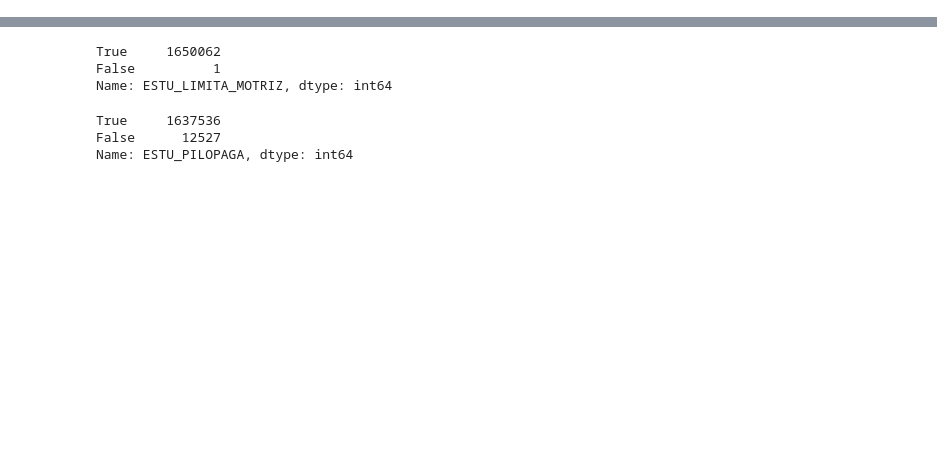
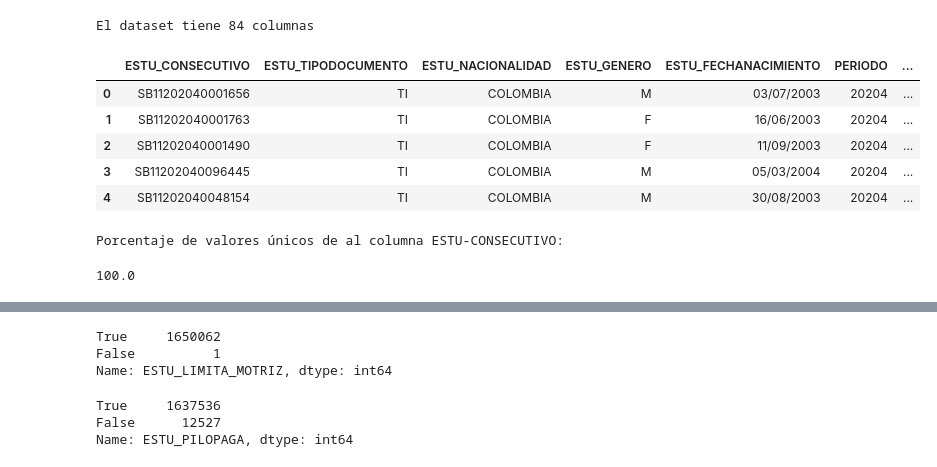
Before and after one commit to jadiazm/jadiazm-ICFES-Data-Project, a Jupyter notebook: Preprocesamiento.ipynb, the cells around one changed output, grey strips where cells are left out. Saved outputs shown, nothing was run; the diff lists cells and outputs as text; code cells hidden in the pictures; blank space fills up the shorter version.

```diff
--- a/Preprocesamiento.ipynb
+++ b/Preprocesamiento.ipynb
@@ -4,3 +4,23 @@ import pandas as pd
 import random
 # %%
 df = pd.read_csv('icfes_data.csv', sep='\t')
+# %%
+columns = df.columns
+print('El dataset tiene '+str(len(columns))+' columnas')
+# %% [output]
+El dataset tiene 84 columnas
+# %%
+df[columns[0:10]].head()
+# %% [output]
+|  | ESTU_CONSECUTIVO | ESTU_TIPODOCUMENTO | ESTU_NACIONALIDAD | ESTU_GENERO | ESTU_FECHANACIMIENTO | PERIODO | ... |
+| 0 | SB11202040001656 | TI | COLOMBIA | M | 03/07/2003 | 20204 | ... |
+| 1 | SB11202040001763 | TI | COLOMBIA | F | 16/06/2003 | 20204 | ... |
+| 2 | SB11202040001490 | TI | COLOMBIA | F | 11/09/2003 | 20204 | ... |
+| 3 | SB11202040096445 | TI | COLOMBIA | M | 05/03/2004 | 20204 | ... |
+| 4 | SB11202040048154 | TI | COLOMBIA | M | 30/08/2003 | 20204 | ... |
+# %%
+print('Porcentaje de valores únicos de al columna ESTU-CONSECUTIVO:')
+len(df['ESTU_CONSECUTIVO'].unique())/len(df)*100
+# %% [output]
+Porcentaje de valores únicos de al columna ESTU-CONSECUTIVO:
+100.0
```
Also changed, not shown: parts of 35 cells of this notebook.
